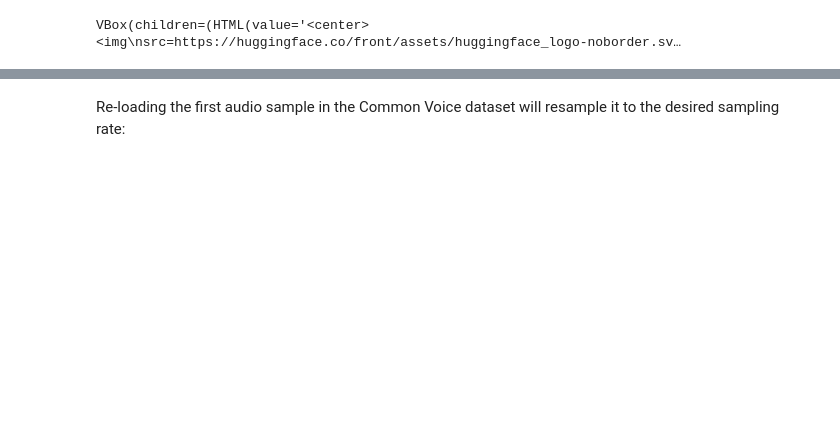
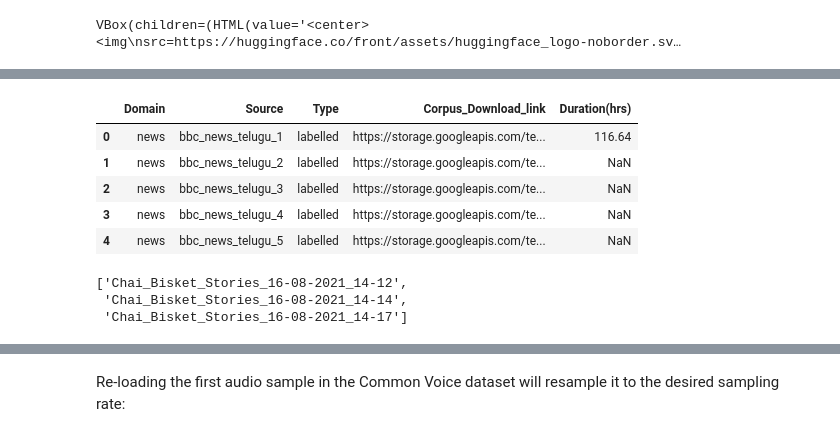
Before and after one commit to bnriiitb/telugu_asr, a Jupyter notebook: notebooks/fine_tune_whisper_te.ipynb, the cells around one changed output, grey strips where cells are left out. Drawn from its saved outputs; the diff is of its cells as text; code cells hidden in the pictures; blank space fills up the shorter version.

```diff
--- a/notebooks/fine_tune_whisper_te.ipynb
+++ b/notebooks/fine_tune_whisper_te.ipynb
@@ -256,0 +59,18 @@ from datasets.info import DatasetInfosDict
+# %%
+datasets_urls = pd.read_csv("../data/asr_dataset_info.csv")
+datasets_urls.head()
+# %% [output]
+|  | Domain | Source | Type | Corpus_Download_link | Duration(hrs) |
+| 0 | news | bbc_news_telugu_1 | labelled | https://storage.googleapis.com/te... | 116.64 |
+| 1 | news | bbc_news_telugu_2 | labelled | https://storage.googleapis.com/te... | NaN |
+| 2 | news | bbc_news_telugu_3 | labelled | https://storage.googleapis.com/te... | NaN |
+| 3 | news | bbc_news_telugu_4 | labelled | https://storage.googleapis.com/te... | NaN |
+| 4 | news | bbc_news_telugu_5 | labelled | https://storage.googleapis.com/te... | NaN |
+# %%
+dataset_file_names = [link.replace("https://storage.googleapis.com/test_public_bucket/labelled/Telugu_","").replace(".zip","")
+                      for link in datasets_urls.Corpus_Download_link if str(link).lower().find(str.lower("Chai_Bisket_Stories_16"))>-1]
+dataset_file_names
+# %% [output]
+['Chai_Bisket_Stories_16-08-2021_14-12',
+ 'Chai_Bisket_Stories_16-08-2021_14-14',
+ 'Chai_Bisket_Stories_16-08-2021_14-17']
```
Also changed, not shown: parts of 57 cells of this notebook.
